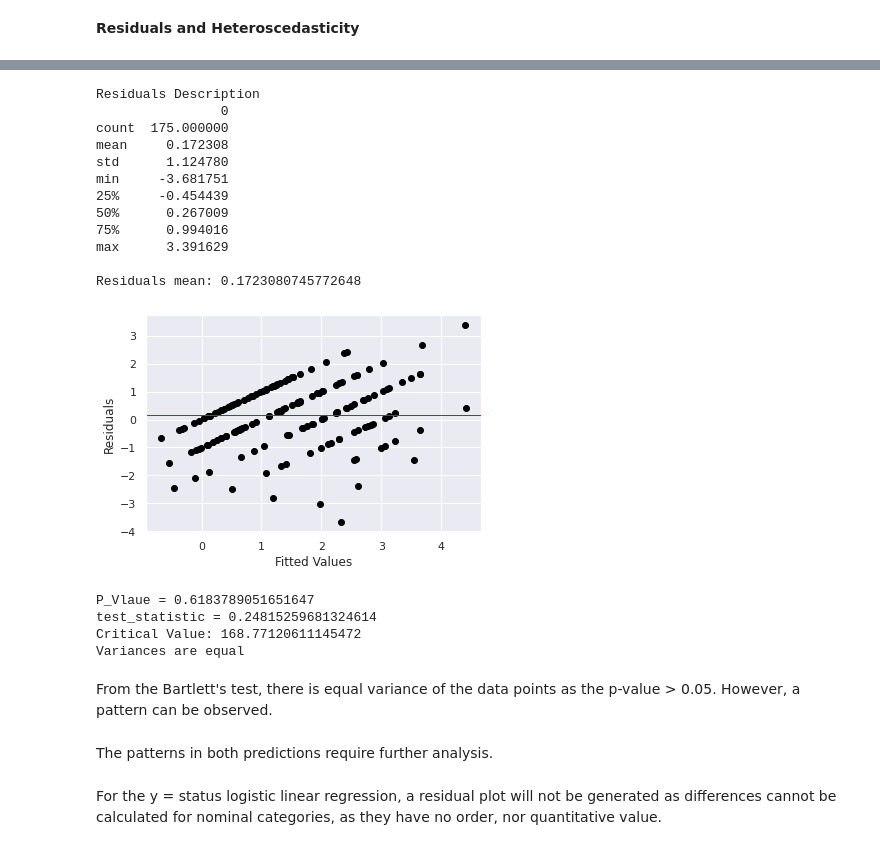
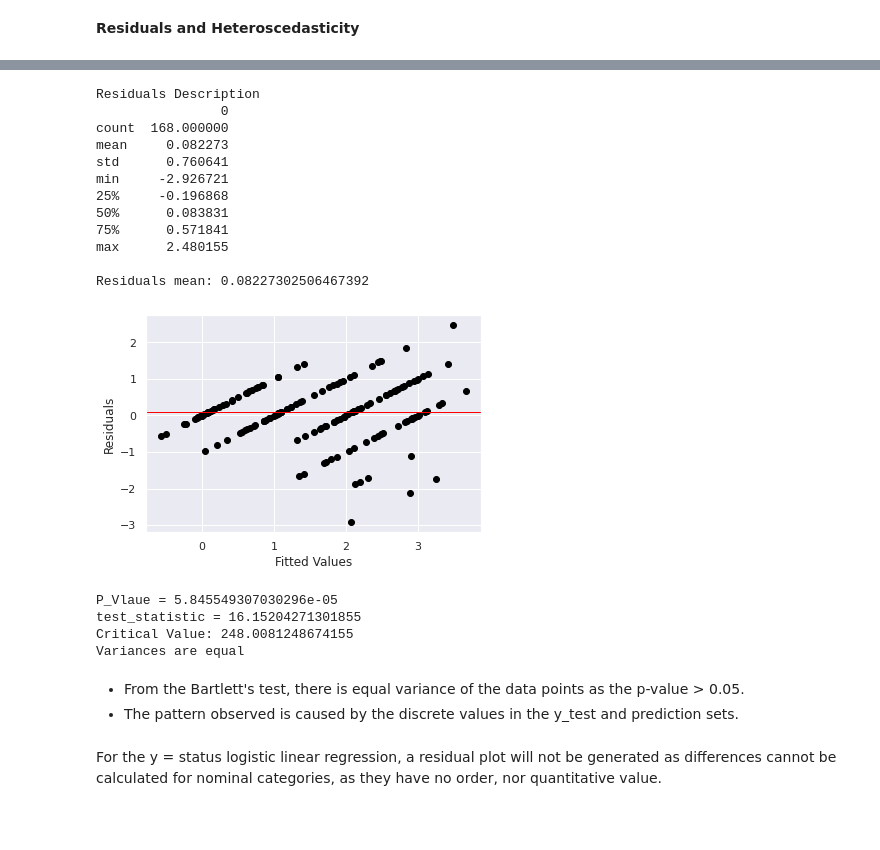
Before and after one commit to deborahmasibo/Moringa-Core-Module-2-Week-1-IP, a Jupyter notebook: Football_Prediction.ipynb, the cells around one changed output, grey strips where cells are left out. Cells and saved outputs as stored; diff of their text form; code cells hidden in the pictures; blank space fills up the shorter version.

```diff
--- a/Football_Prediction.ipynb
+++ b/Football_Prediction.ipynb
@@ -1521,29 +1686,28 @@ From the Bartlett's test, there is equal variance of the data points as the p-va
 # %%
 # y = away team score
 # As the RMSE increased after LDA, the dimensionality reduction method will not be employed.
-Residuals_Heteroskedasticity(1, X1_train, X1_test, y1_train, y1_test, 1)
+Residuals_Heteroskedasticity(2, X1_train, X1_test, y1_train, y1_test, 1)
 # %% [output]
 Residuals Description
                 0
-count  175.000000
-mean     0.172308
-std      1.124780
-min     -3.681751
-25%     -0.454439
-50%      0.267009
-75%      0.994016
-max      3.391629
+count  168.000000
+mean     0.082273
+std      0.760641
+min     -2.926721
+25%     -0.196868
+50%      0.083831
+75%      0.571841
+max      2.480155
 
-Residuals mean: 0.1723080745772648
+Residuals mean: 0.08227302506467392
-[figure, old version]
+[figure, new version]
-P_Vlaue = 0.6183789051651647
-test_statistic = 0.24815259681324614
-Critical Value: 168.77120611145472
+P_Vlaue = 5.845549307030296e-05
+test_statistic = 16.15204271301855
+Critical Value: 248.0081248674155
 Variances are equal
 # %% [markdown]
-From the Bartlett's test, there is equal variance of the data points as the p-value > 0.05. However, a pattern can be observed.
+* From the Bartlett's test, there is equal variance of the data points as the p-value > 0.05.
+* The pattern observed is caused by the discrete values in the y_test and prediction sets.
-# %% [markdown]
-The patterns in both predictions require further analysis.
 # %% [markdown]
 For the y = status logistic linear regression, a residual plot will not be generated as differences cannot be calculated for nominal categories, as they have no order, nor quantitative value.
 # %%
```
Also changed, not shown: parts of 171 cells of this notebook.
